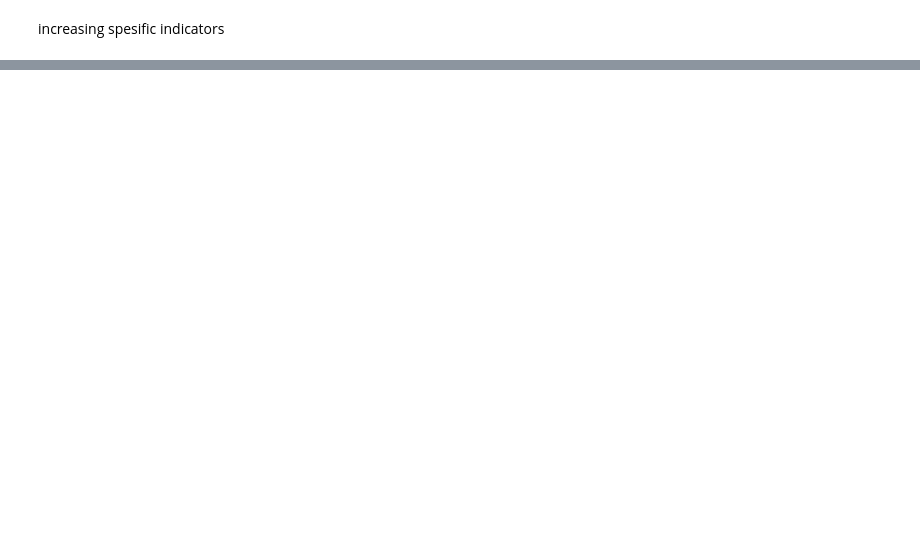
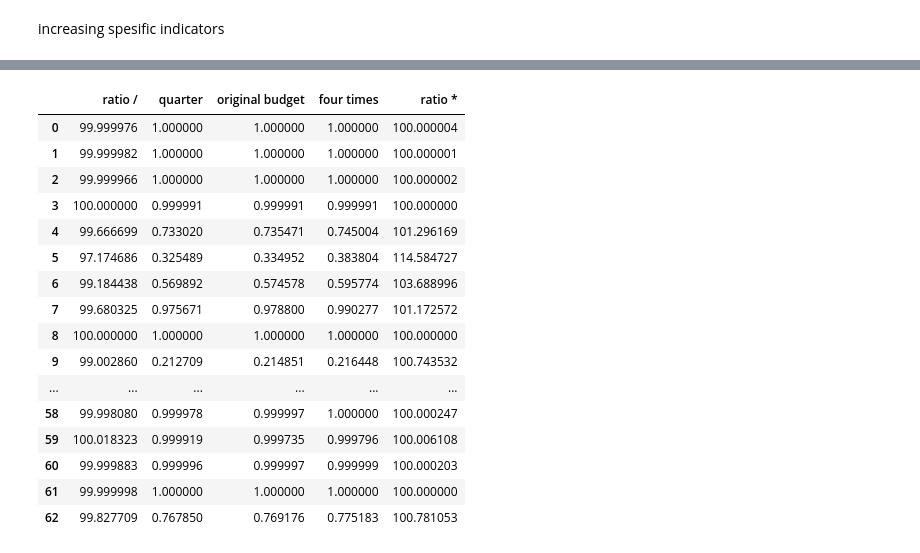
Before and after one commit to agi2019/ppi-gci, a Jupyter notebook: tutorials/03 - simple_prospective.ipynb, the cells around one changed output, grey strips where cells are left out. Cells and saved outputs as stored; diff of their text form; code cells hidden in the pictures; blank space fills up the shorter version.

```diff
--- a/tutorials/03 - simple_prospective.ipynb
+++ b/tutorials/03 - simple_prospective.ipynb
@@ -278,3 +267,31 @@ df_output
+# %%
+# define linear growth coefficients
+linear_growth = np.tile(np.linspace(0, 2, T), (Bs.shape[0], 1))
+BsSelected2 = Bs/4
+#rows_to_increase = [0,1,2,3,4,5,6,7,8,9,10,11,12,13,14,15,16]  # baris yang akan dinaikkan bertahap
+#BsSelected[rows_to_increase, :] *= (1 + linear_growth[rows_to_increase, :])
+#BsSelected2[rows_to_increase, :] /= 4
+
+outputs4 = []
+for sample in range(sample_size):
+    output4 = ppi.run_ppi(I0, alphas, alphas_prime, betas, A=A, R=R, qm=qm, rl=rl,
+                Imax=Imax, Imin=Imin, Bs=BsSelected2, B_dict=B_dict, T=T, G=goals)
+    outputs4.append(output4)
+
+# separate the outputs into lists of time series
+tsI4, tsC4, tsF4, tsP4, tsS4, tsG4 = zip(*outputs4)
+
+# copmute the average time series of the indicators
+tsI_hat4 = np.mean(tsI4, axis=0)
+
+# make a new dataframe with the indicators' information
+new_rows4 = []
+for i, serie in enumerate(tsI_hat4):
+    new_row4 = [df_indis.iloc[i].seriesCode, df_indis.iloc[i].sdg, df_indis.iloc[i].color] + serie.tolist()
+    new_rows4.append(new_row4)
+
+df_output4 = pd.DataFrame(new_rows4, columns=['seriesCode', 'sdg', 'color']+list(range(T)))
+df_output4['goal'] = goals
 # %%
 df_output3
 # %% [output]
@@ -294,3 +337,34 @@ df_output3
+# %%
+pd.set_option('display.max_rows', None)
+combined = pd.DataFrame({
+    "ratio /": df_output4[23]/df_output[23]*100,
+    "quarter": df_output4[23],
+    "original budget": df_output[23],
+    "four times": df_output3[23],
+    "ratio *": df_output3[23]/df_output[23]*100,
+})
+
+
+# Print the combined table
+combined
+# %% [output]
+|  | ratio / | quarter | original budget | four times | ratio * |
+| 0 | 99.999976 | 1.000000 | 1.000000 | 1.000000 | 100.000004 |
+| 1 | 99.999982 | 1.000000 | 1.000000 | 1.000000 | 100.000001 |
+| 2 | 99.999966 | 1.000000 | 1.000000 | 1.000000 | 100.000002 |
+| 3 | 100.000000 | 0.999991 | 0.999991 | 0.999991 | 100.000000 |
+| 4 | 99.666699 | 0.733020 | 0.735471 | 0.745004 | 101.296169 |
+| 5 | 97.174686 | 0.325489 | 0.334952 | 0.383804 | 114.584727 |
+| 6 | 99.184438 | 0.569892 | 0.574578 | 0.595774 | 103.688996 |
+| 7 | 99.680325 | 0.975671 | 0.978800 | 0.990277 | 101.172572 |
+| 8 | 100.000000 | 1.000000 | 1.000000 | 1.000000 | 100.000000 |
+| 9 | 99.002860 | 0.212709 | 0.214851 | 0.216448 | 100.743532 |
+| ... | ... | ... | ... | ... | ... |
+| 58 | 99.998080 | 0.999978 | 0.999997 | 1.000000 | 100.000247 |
+| 59 | 100.018323 | 0.999919 | 0.999735 | 0.999796 | 100.006108 |
+| 60 | 99.999883 | 0.999996 | 0.999997 | 0.999999 | 100.000203 |
+| 61 | 99.999998 | 1.000000 | 1.000000 | 1.000000 | 100.000000 |
+| 62 | 99.827709 | 0.767850 | 0.769176 | 0.775183 | 100.781053 |
 # %%
 plt.figure(figsize=(14, 5))
 for index, row in df_output3.iterrows():
```
Also changed, not shown: parts of 10 cells of this notebook.
